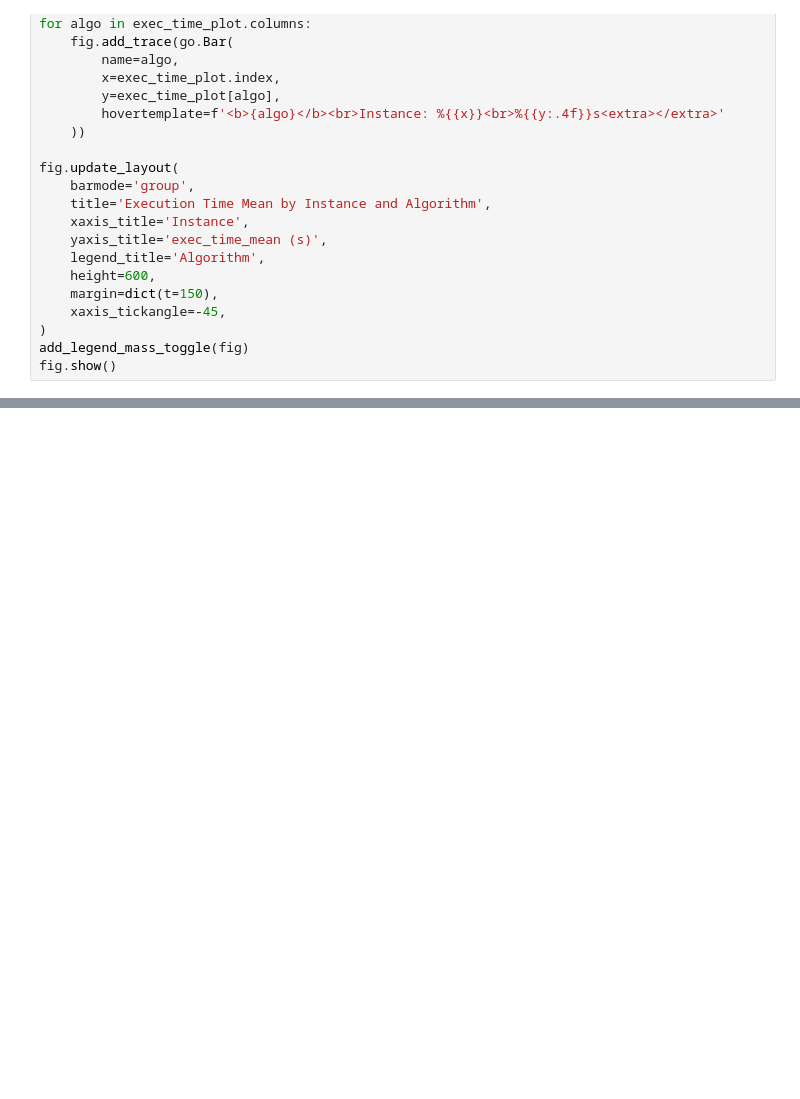
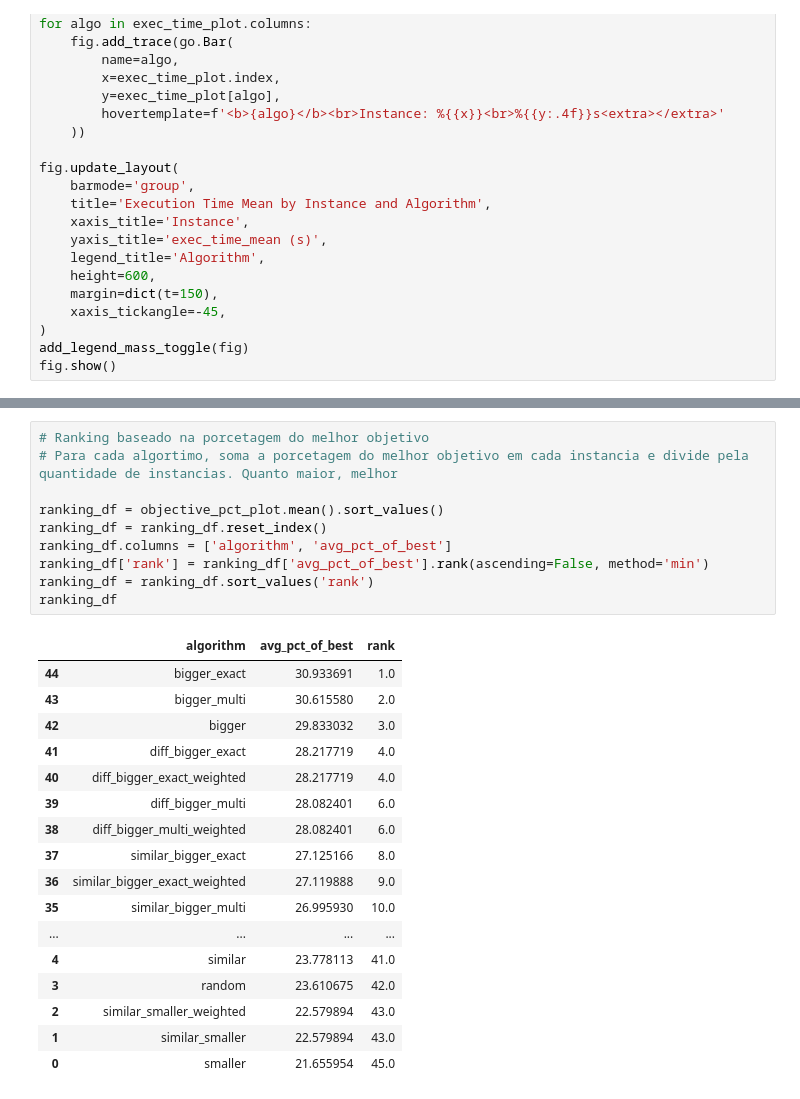
Before and after one commit to tinicius/challenge-sbpo-2025, a Jupyter notebook: notebooks/study_interactive.ipynb, the cells around one changed output, grey strips where cells are left out. Drawn from its saved outputs; the diff is of its cells as text; blank space fills up the shorter version.

```diff
--- a/notebooks/study_interactive.ipynb
+++ b/notebooks/study_interactive.ipynb
@@ -297,0 +229,28 @@ EXEC_TIME_MEAN - FINAL RANKING
+# %%
+# Ranking baseado na porcetagem do melhor objetivo
+# Para cada algortimo, soma a porcetagem do melhor objetivo em cada instancia e divide pela quantidade de instancias. Quanto maior, melhor
+
+ranking_df = objective_pct_plot.mean().sort_values()
+ranking_df = ranking_df.reset_index()
+ranking_df.columns = ['algorithm', 'avg_pct_of_best']
+ranking_df['rank'] = ranking_df['avg_pct_of_best'].rank(ascending=False, method='min')
+ranking_df = ranking_df.sort_values('rank')
+ranking_df
+# %% [output]
+|  | algorithm | avg_pct_of_best | rank |
+| 44 | bigger_exact | 30.933691 | 1.0 |
+| 43 | bigger_multi | 30.615580 | 2.0 |
+| 42 | bigger | 29.833032 | 3.0 |
+| 41 | diff_bigger_exact | 28.217719 | 4.0 |
+| 40 | diff_bigger_exact_weighted | 28.217719 | 4.0 |
+| 39 | diff_bigger_multi | 28.082401 | 6.0 |
+| 38 | diff_bigger_multi_weighted | 28.082401 | 6.0 |
+| 37 | similar_bigger_exact | 27.125166 | 8.0 |
+| 36 | similar_bigger_exact_weighted | 27.119888 | 9.0 |
+| 35 | similar_bigger_multi | 26.995930 | 10.0 |
+| ... | ... | ... | ... |
+| 4 | similar | 23.778113 | 41.0 |
+| 3 | random | 23.610675 | 42.0 |
+| 2 | similar_smaller_weighted | 22.579894 | 43.0 |
+| 1 | similar_smaller | 22.579894 | 43.0 |
+| 0 | smaller | 21.655954 | 45.0 |
```
Also changed, not shown: parts of 3 cells of this notebook, 24 other files.
